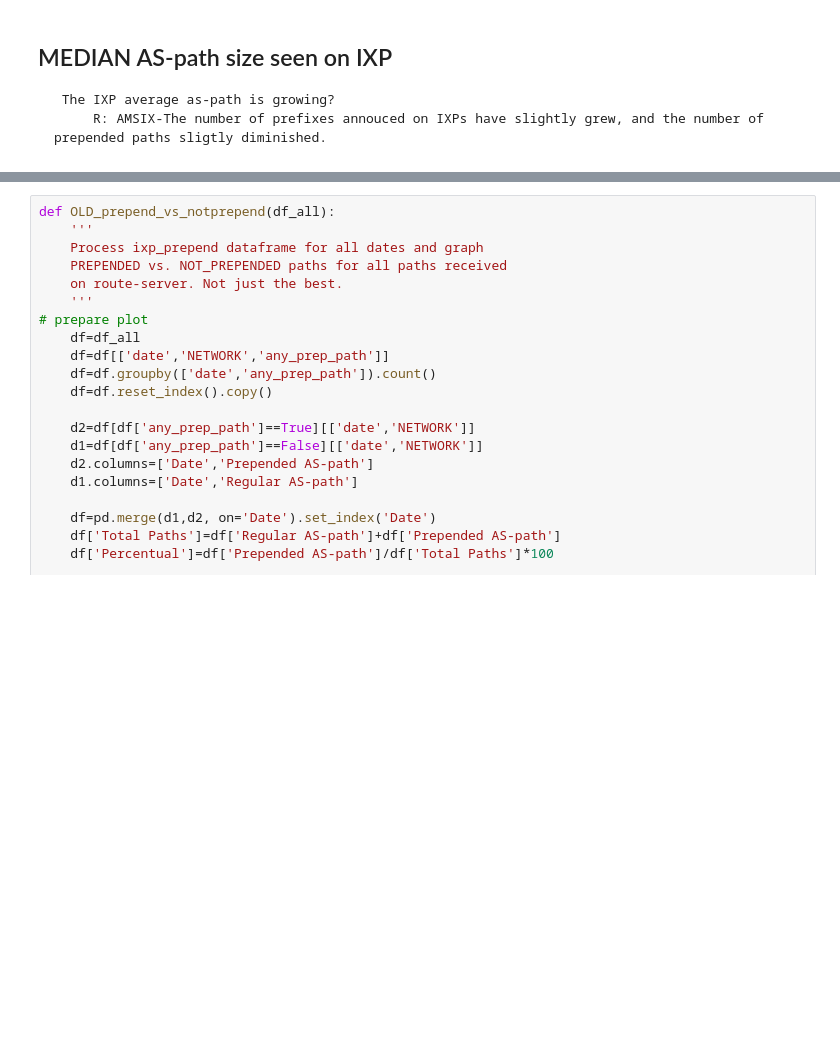
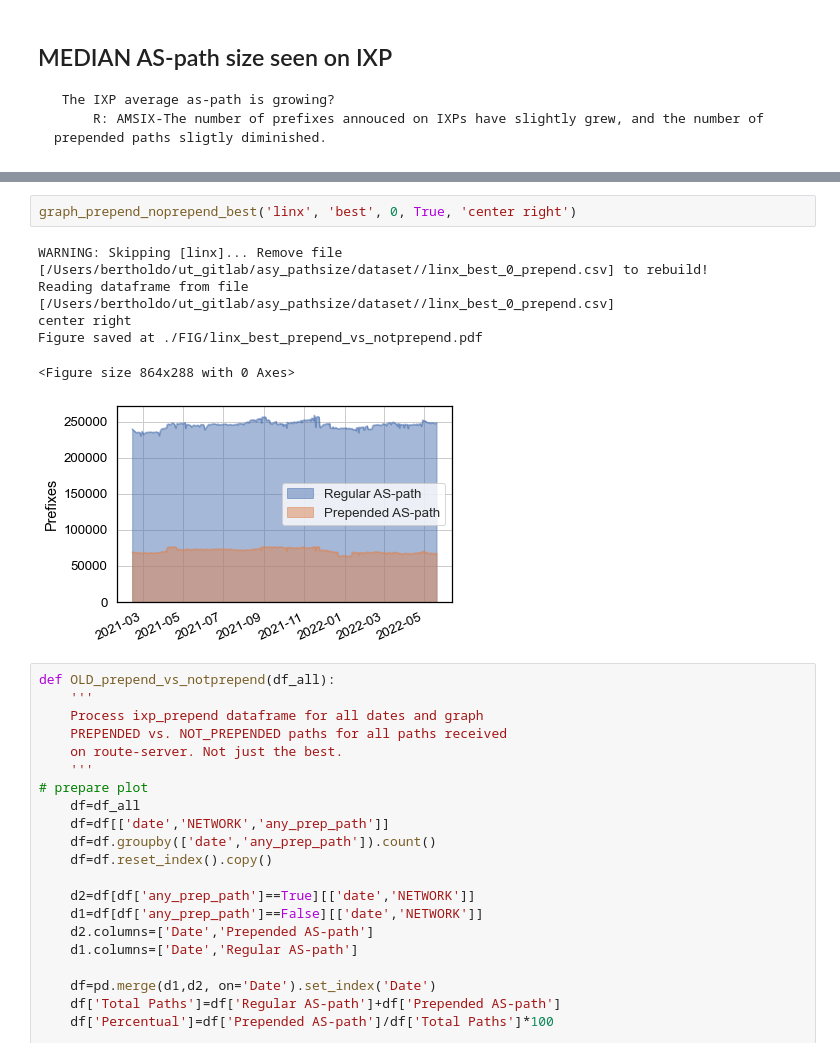
Before and after one commit to LMBertholdo/ixp-symmetry-rate, a Jupyter notebook: analyze/aspath.ipynb, the cells around one changed output, grey strips where cells are left out. Drawn from its saved outputs; the diff is of its cells as text; blank space fills up the shorter version.

```diff
--- a/analyze/aspath.ipynb
+++ b/analyze/aspath.ipynb
@@ -430,4 +494,13 @@ def graph_prepend_noprepend_best(ixp, option, sample, labely=True, legend='free'
         plt.close()
+# %%
+graph_prepend_noprepend_best('linx', 'best', 0, True, 'center right')
+# %% [output]
+WARNING: Skipping [linx]... Remove file [/Users/bertholdo/ut_gitlab/asy_pathsize/dataset//linx_best_0_prepend.csv] to rebuild!
+Reading dataframe from file [/Users/bertholdo/ut_gitlab/asy_pathsize/dataset//linx_best_0_prepend.csv]
+center right
+Figure saved at ./FIG/linx_best_prepend_vs_notprepend.pdf
+<Figure size 864x288 with 0 Axes>
+[figure, added]
 # %%
 def OLD_prepend_vs_notprepend(df_all):
     '''
```
Also changed, not shown: parts of 17 cells of this notebook, 5 other files.
